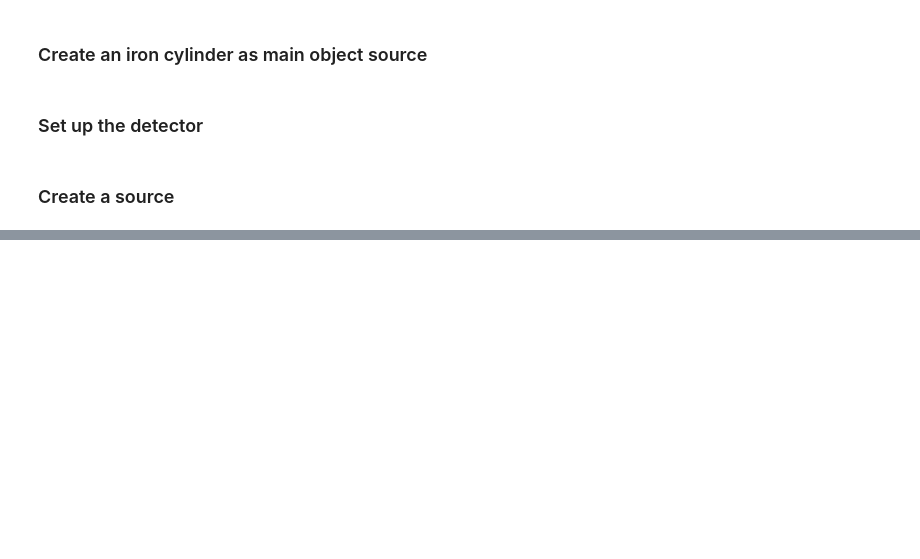
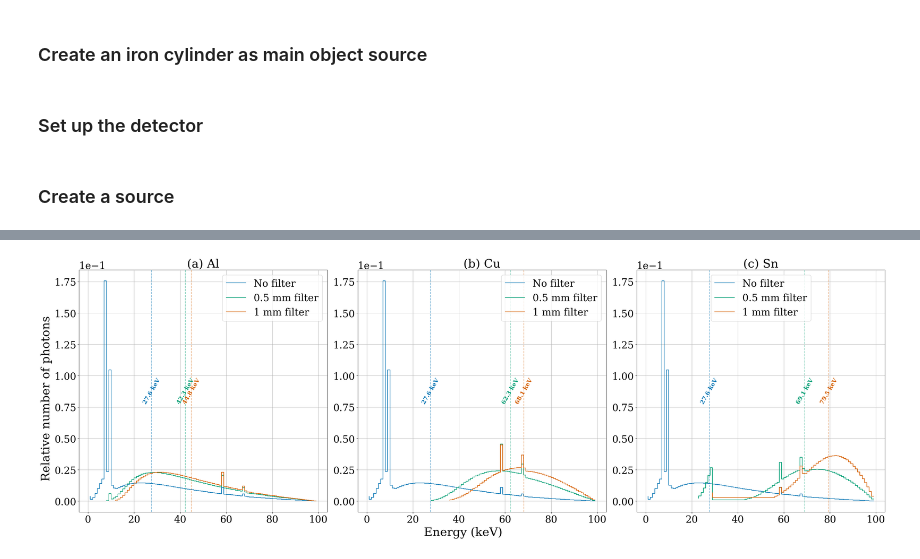
Before and after one commit to TomographicImaging/gVXR-Tutorials, a Jupyter notebook: notebooks/3D-tomography/beam-hardening/poly-spectrum-comparison.ipynb, the cells around one changed output, grey strips where cells are left out. Drawn from its saved outputs; the diff is of its cells as text; code cells hidden in the pictures; blank space fills up the shorter version.

Commit message:
Poly spectrum fix
Changes to make graph render as a usable pdf

```diff
--- a/notebooks/3D-tomography/beam-hardening/poly-spectrum-comparison.ipynb
+++ b/notebooks/3D-tomography/beam-hardening/poly-spectrum-comparison.ipynb
@@ -196,46 +220,51 @@ subplots_data = [
 
 plt.style.use("seaborn-v0_8-colorblind")
 
-fig, axes = plt.subplots(1, 3, figsize=(20, 10), constrained_layout=True)
+fig, axes = plt.subplots(1, 3, figsize=(30, 10), constrained_layout=True)
 fig.supxlabel("Energy (keV)")
 fig.supylabel("Relative number of photons")
 
 for axis, data in zip(axes, subplots_data, strict=False):
     axis.set_title(data["title"])
+    axis.ticklabel_format(axis="y", style="sci", scilimits=(0, 0))
     for x, y, label in data["curves"]:
         (line,) = axis.step(x, y, label=label)
         curve_colour = line.get_color()
         centroid = np.average(x, weights=y)
 
-        # To add line markers for each curve
         axis.axvline(centroid, linestyle="--", alpha=0.5, color=curve_colour, label="_nolegend_")
 
-        # Place text centred vertically on the line
         y_min, y_max = axis.get_ylim()
         y_mid = (y_min + y_max) / 2
         axis.text(
             centroid, y_mid,
-            f"{centroid:.2f} keV",
+            f"{centroid:.1f} keV",
             color=curve_colour,
-            rotation=90,
+            rotation=60,
             va="center",
-            ha="right",
-            fontsize=8,
+            ha="center",
+            fontsize=15,
             fontweight="bold",
+            # bbox={
+            #     "facecolor": axis.get_facecolor(),
+            #     "edgecolor": "none",
+            #     "pad": 3,
+            # },
         )
 
     axis.legend()
     axis.grid(True)
 
 fig.canvas.draw()
 
 fig_to_print = plt.gcf()
 
 fig_to_print.savefig(
     "poly-spectrum-comparison.pdf",
     transparent=False,
     facecolor="white",
-    bbox_inches="tight"
 )
 
 plt.show()
+# %% [output]
+[figure, added]
```
Also changed, not shown: parts of 3 cells of this notebook.
